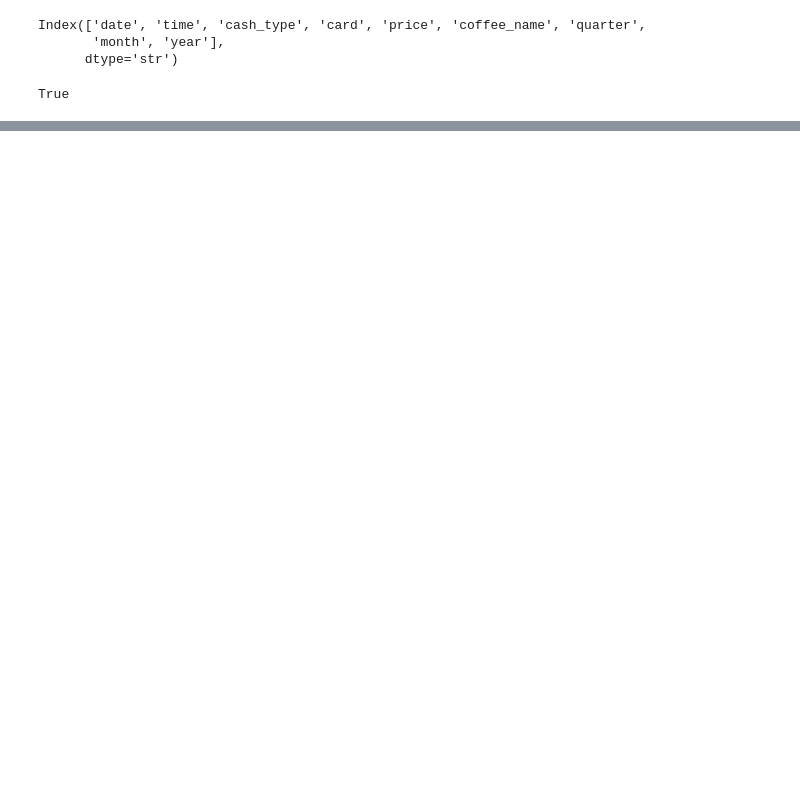
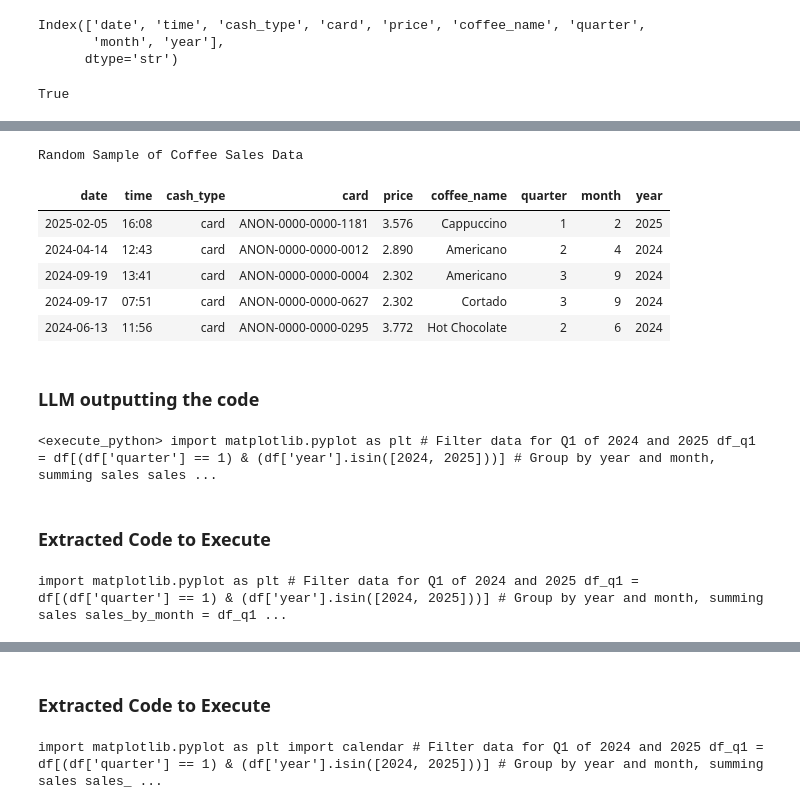
Before and after one commit to lovedeepsh/andrewng-course-agenticai, a Jupyter notebook: course-modules/Reflection-Design-Pattern/Reflection-Design-Pattern.ipynb, the cells around one changed output, grey strips where cells are left out. Drawn from its saved outputs; the diff is of its cells as text; code cells hidden in the pictures; blank space fills up the shorter version.

Commit message:
created a basic workflow

```diff
--- a/course-modules/Reflection-Design-Pattern/Reflection-Design-Pattern.ipynb
+++ b/course-modules/Reflection-Design-Pattern/Reflection-Design-Pattern.ipynb
@@ -253,0 +328,32 @@ FileNotFoundError: [Errno 2] No such file or directory: 'chart_v2.png'
+# %%
+data="coffee_sales.csv"
+instructions="Create a plot comparing Q1 coffee sales in 2024 and 2025 using the data in coffee_sales.csv."
+schema = """
+coffee_sales.csv columns:
+- date: sale date
+- time: sale time
+- cash_type: cash or card
+- card: anonymized card id
+- price: sale amount / revenue
+- coffee_name: coffee product name
+- quarter: quarter number
+- month: month number
+- year: year
+"""
+result = my_first_workflow(
+    dataset=data,
+    instructions=instructions,
+    schema=schema
+)
+# %% [output]
+Random Sample of Coffee Sales Data
+| date | time | cash_type | card | price | coffee_name | quarter | month | year |
+| 2025-02-05 | 16:08 | card | ANON-0000-0000-1181 | 3.576 | Cappuccino | 1 | 2 | 2025 |
+| 2024-04-14 | 12:43 | card | ANON-0000-0000-0012 | 2.890 | Americano | 2 | 4 | 2024 |
+| 2024-09-19 | 13:41 | card | ANON-0000-0000-0004 | 2.302 | Americano | 3 | 9 | 2024 |
+| 2024-09-17 | 07:51 | card | ANON-0000-0000-0627 | 2.302 | Cortado | 3 | 9 | 2024 |
+| 2024-06-13 | 11:56 | card | ANON-0000-0000-0295 | 3.772 | Hot Chocolate | 2 | 6 | 2024 |
+LLM outputting the code
+<execute_python> import matplotlib.pyplot as plt # Filter data for Q1 of 2024 and 2025 df_q1 = df[(df['quarter'] == 1) & (df['year'].isin([2024, 2025]))] # Group by year and month, summing sales sales ...
+Extracted Code to Execute
+import matplotlib.pyplot as plt # Filter data for Q1 of 2024 and 2025 df_q1 = df[(df['quarter'] == 1) & (df['year'].isin([2024, 2025]))] # Group by year and month, summing sales sales_by_month = df_q1 ...
@@ -253,0 +363,2 @@ FileNotFoundError: [Errno 2] No such file or directory: 'chart_v2.png'
+Extracted Code to Execute
+import matplotlib.pyplot as plt import calendar # Filter data for Q1 of 2024 and 2025 df_q1 = df[(df['quarter'] == 1) & (df['year'].isin([2024, 2025]))] # Group by year and month, summing sales sales_ ...
```
Also changed, not shown: parts of 8 cells of this notebook, 2 other files.
